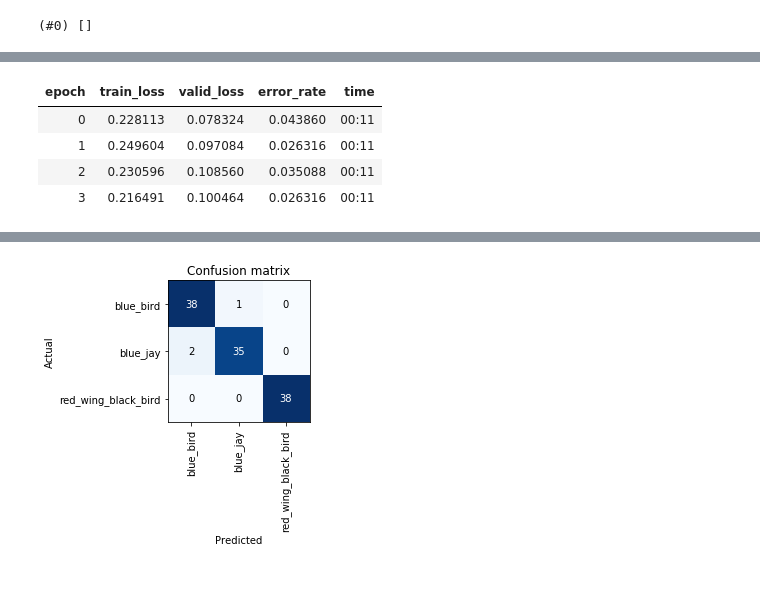
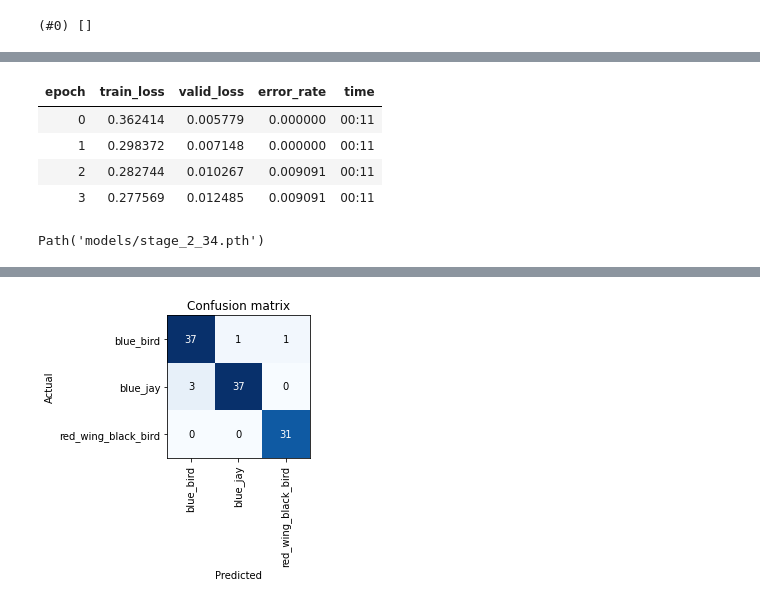
Before and after one commit to pnvijay/walk_with_fastai, a Jupyter notebook: 02_Custom.ipynb, the cells around one changed output, grey strips where cells are left out. Saved outputs shown, nothing was run; the diff lists cells and outputs as text; code cells hidden in the pictures.

```diff
--- a/02_Custom.ipynb
+++ b/02_Custom.ipynb
@@ -171,13 +184,15 @@ learn.lr_find()
 # %%
-learn.fit_one_cycle(4,lr_max=slice(3e-5,2e-4))
+learn.fit_one_cycle(4,lr_max=slice(1e-5,1e-4))
 # %% [output]
 | epoch | train_loss | valid_loss | error_rate | time |
-| 0 | 0.228113 | 0.078324 | 0.043860 | 00:11 |
-| 1 | 0.249604 | 0.097084 | 0.026316 | 00:11 |
-| 2 | 0.230596 | 0.108560 | 0.035088 | 00:11 |
-| 3 | 0.216491 | 0.100464 | 0.026316 | 00:11 |
+| 0 | 0.362414 | 0.005779 | 0.000000 | 00:11 |
+| 1 | 0.298372 | 0.007148 | 0.000000 | 00:11 |
+| 2 | 0.282744 | 0.010267 | 0.009091 | 00:11 |
+| 3 | 0.277569 | 0.012485 | 0.009091 | 00:11 |
 # %%
 learn.save('stage_2_34')
+# %% [output]
+Path('models/stage_2_34.pth')
 # %%
 interp = ClassificationInterpretation.from_learner(learn)
 # %% [output]
@@ -185,7 +200,7 @@ interp = ClassificationInterpretation.from_learner(learn)
 # %%
 interp.plot_confusion_matrix()
 # %% [output]
-[figure, old version]
+[figure, new version]
 # %%
 dbunch.valid_ds
 # %% [output]
```
Also changed, not shown: parts of 22 cells of this notebook.
